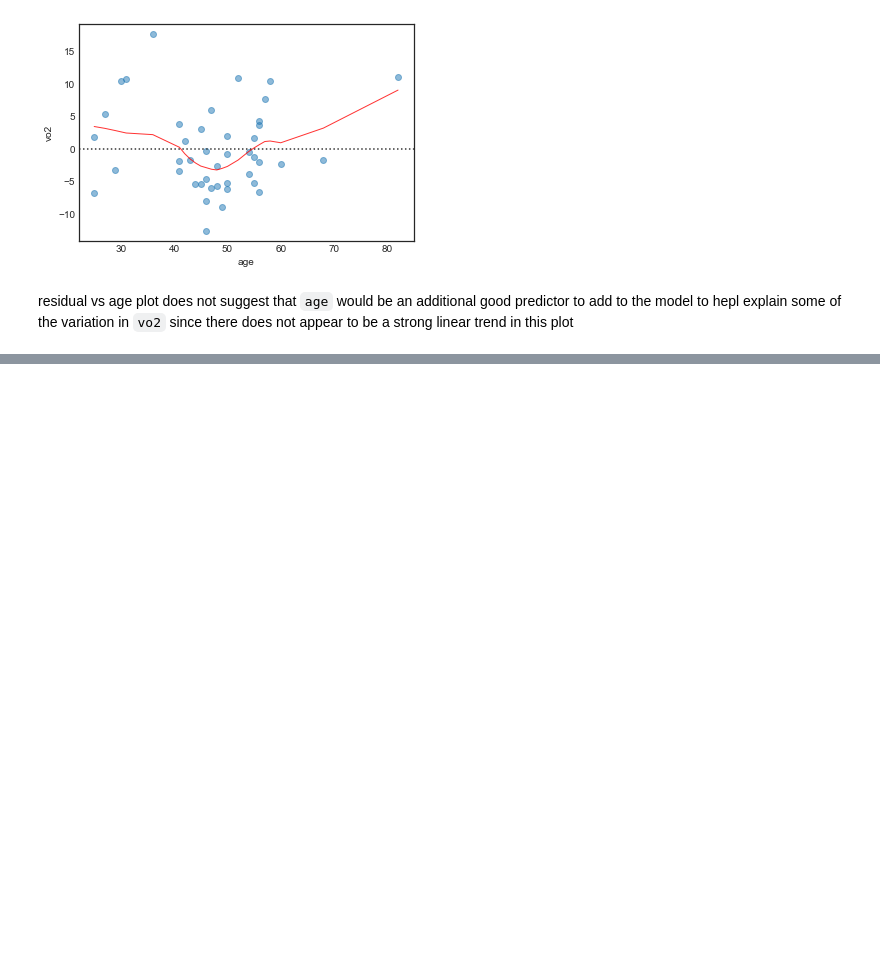
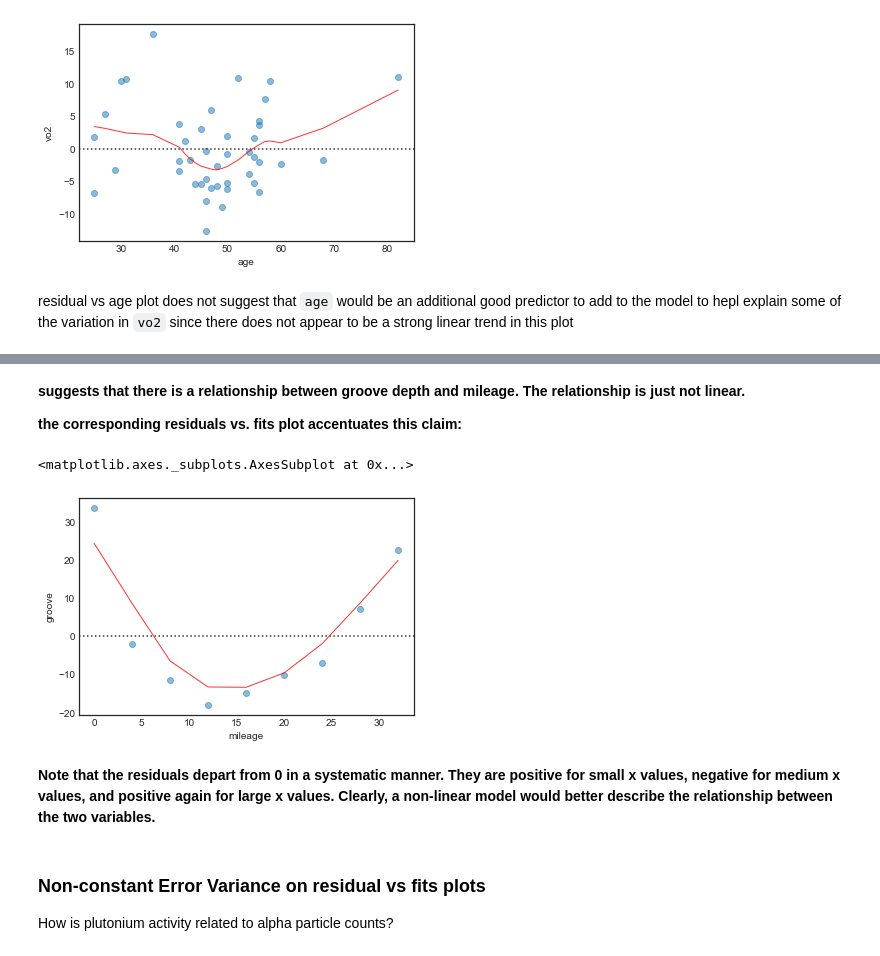
Before and after one commit to naivelogic/Machine_Learning_Notebooks, a Jupyter notebook: Data_Science/Stats Foundation/Regression Methods/[lab] PennState Regression.ipynb, the cells around one changed output, grey strips where cells are left out. Drawn from its saved outputs; the diff is of its cells as text; code cells hidden in the pictures; blank space fills up the shorter version.

```diff
--- a/Data_Science/Stats Foundation/Regression Methods/[lab] PennState Regression.ipynb
+++ b/Data_Science/Stats Foundation/Regression Methods/[lab] PennState Regression.ipynb
@@ -697,0 +814,17 @@ residual vs age plot does not suggest that `age` would be an additional good pre
+# %% [markdown]
+__suggests that there is a relationship between groove depth and mileage. The relationship is just not linear.__
+
+__the corresponding residuals vs. fits plot accentuates this claim:__
+# %%
+sns.residplot('mileage', 'groove', data=tires,
+                          lowess=True,
+                          scatter_kws={'alpha': 0.5},
+                          line_kws={'color': 'red', 'lw': 1, 'alpha': 0.8})
+# %% [output]
+<matplotlib.axes._subplots.AxesSubplot at 0x...>
+[figure, added]
+# %% [markdown]
+__Note that the residuals depart from 0 in a systematic manner. They are positive for small x values, negative for medium x values, and positive again for large x values. Clearly, a non-linear model would better describe the relationship between the two variables.__
+# %% [markdown]
+### Non-constant Error Variance on residual vs fits plots
+How is plutonium activity related to alpha particle counts?
```
Also changed, not shown: parts of 36 cells of this notebook.
